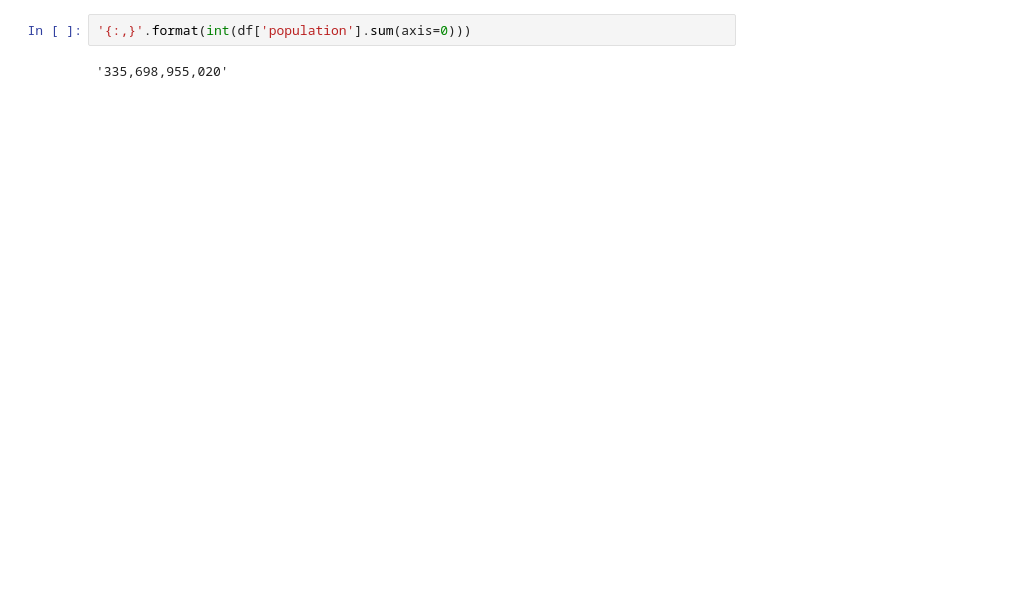
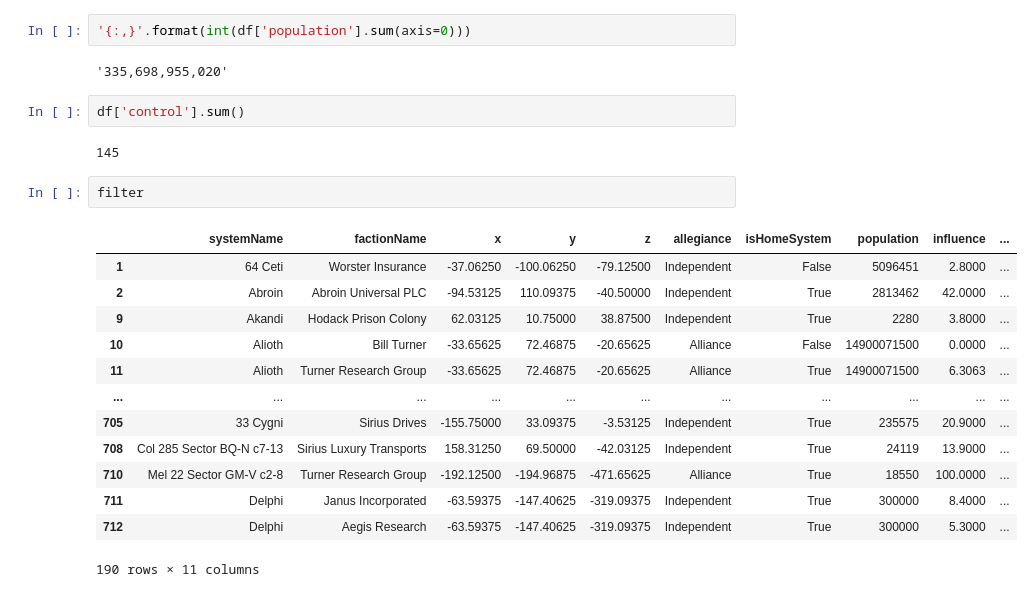
Before and after one commit to HausReport/ClubRaiders, a Jupyter notebook: ClubRaiders.ipynb, the cells around one changed output. Saved outputs shown, nothing was run; the diff lists cells and outputs as text; blank space fills up the shorter version.

```diff
--- a/ClubRaiders.ipynb
+++ b/ClubRaiders.ipynb
@@ -475,3 +518,23 @@ to Gallant Investment Brokers in Exphiay, 283.84375 light years west of Sol
 '{:,}'.format(int(df['population'].sum(axis=0)))
 # %% [output]
 '335,698,955,020'
+# %%
+df['control'].sum()
+# %% [output]
+145
+# %%
+filter
+# %% [output]
+|  | systemName | factionName | x | y | z | allegiance | isHomeSystem | population | influence | ... |
+| 1 | 64 Ceti | Worster Insurance | -37.06250 | -100.06250 | -79.12500 | Independent | False | 5096451 | 2.8000 | ... |
+| 2 | Abroin | Abroin Universal PLC | -94.53125 | 110.09375 | -40.50000 | Independent | True | 2813462 | 42.0000 | ... |
+| 9 | Akandi | Hodack Prison Colony | 62.03125 | 10.75000 | 38.87500 | Independent | True | 2280 | 3.8000 | ... |
+| 10 | Alioth | Bill Turner | -33.65625 | 72.46875 | -20.65625 | Alliance | False | 14900071500 | 0.0000 | ... |
+| 11 | Alioth | Turner Research Group | -33.65625 | 72.46875 | -20.65625 | Alliance | True | 14900071500 | 6.3063 | ... |
+| ... | ... | ... | ... | ... | ... | ... | ... | ... | ... | ... |
+| 705 | 33 Cygni | Sirius Drives | -155.75000 | 33.09375 | -3.53125 | Independent | True | 235575 | 20.9000 | ... |
+| 708 | Col 285 Sector BQ-N c7-13 | Sirius Luxury Transports | 158.31250 | 69.50000 | -42.03125 | Independent | True | 24119 | 13.9000 | ... |
+| 710 | Mel 22 Sector GM-V c2-8 | Turner Research Group | -192.12500 | -194.96875 | -471.65625 | Alliance | True | 18550 | 100.0000 | ... |
+| 711 | Delphi | Janus Incorporated | -63.59375 | -147.40625 | -319.09375 | Independent | True | 300000 | 8.4000 | ... |
+| 712 | Delphi | Aegis Research | -63.59375 | -147.40625 | -319.09375 | Independent | True | 300000 | 5.3000 | ... |
+190 rows × 11 columns
```
Also changed, not shown: parts of 9 cells of this notebook.
